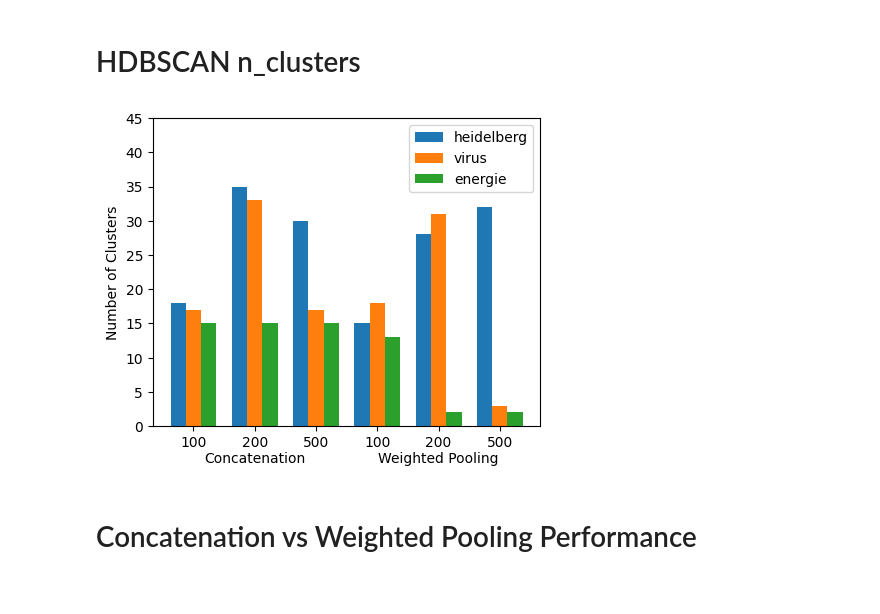
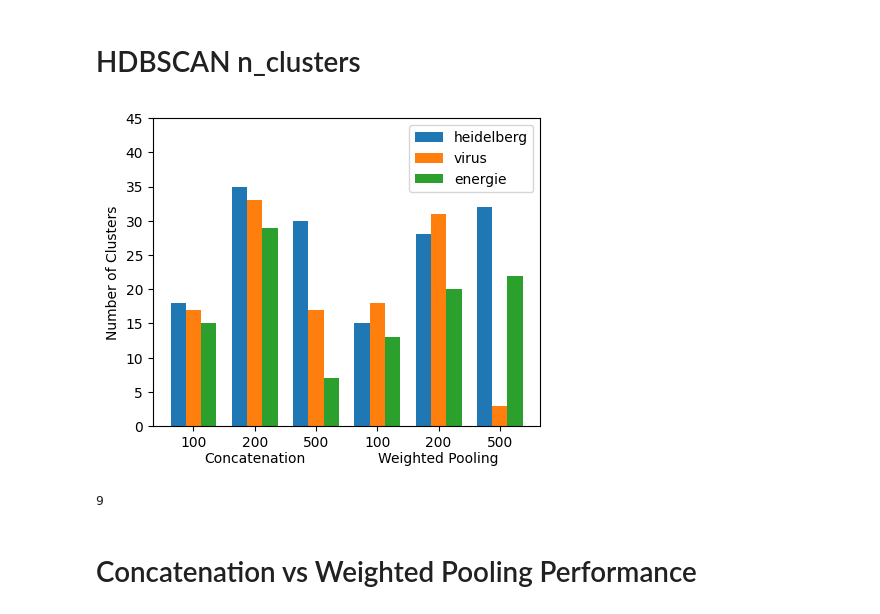
Before and after one commit to chbridges/search-result-clustering, a Jupyter notebook: faz_experiments.ipynb, the cells around one changed output. Saved outputs shown, nothing was run; the diff lists cells and outputs as text; code cells hidden in the pictures.

```diff
--- a/faz_experiments.ipynb
+++ b/faz_experiments.ipynb
@@ -14,8 +14,8 @@ from search_clustering.clustering.knn import *
 from search_clustering.clustering.temporal import *
 from search_clustering.labeling import *
 # %%
-query = "robert habek"
-samples = 10_000
+query = "energie"
+samples = 200
 use_cached_data = True
 
 if not use_cached_data:
@@ -37,7 +37,7 @@ with open(f"datasets/{query.replace(' ', '_')}.json", "r") as json_file:
         res
         for res in results
         if res["_source"]["publication_date"] is not None
-        and "\n" in res["_source"]["body"]
+        #and "\n" in res["_source"]["body"]
     ][:samples]
 
 
@@ -138,7 +139,7 @@ pipe = KNNPipeline(
     embedding=SentenceMiniLM("joined"),
     reduction=Umap(),
     clustering=clustering,
-    labeling=FrequentPhrases(language="de"),
+    labeling=FrequentPhrases(language="de", n_phrases=2),
 )
 docs, clusters, labels, score = pipe.fit_transform(
     results, title="KeyBERT (Concatenation)", legend=False
@@ -276,34 +244,36 @@ plt.show()
 # %%
 queries = ["heidelberg", "virus", "energie"]
 width = 0.25
 x = np.arange(6)
 colors = ["C0", "C1", "C2"]
-# energie: only 154
 
 heights_concat_100 = [18, 17, 15]
-heights_concat_200 = [35, 33, 15]
-heights_concat_500 = [30, 17, 15]
+heights_concat_200 = [35, 33, 29]
+heights_concat_500 = [30, 17, 7]
 heights_weighted_100 = [15, 18, 13]
-heights_weighted_200 = [28, 31, 2]
-heights_weighted_500 = [32, 3, 2]
+heights_weighted_200 = [28, 31, 20]
+heights_weighted_500 = [32, 3, 22]
 
 heights_heidelberg = [18, 35, 30, 15, 28, 32]
 heights_virus = [17, 33, 17, 18, 31, 3]
-heights_energie = [15, 15, 15, 13, 2, 2]
+heights_energie = [15, 29, 7, 13, 20, 22]
 
 plt.figure(figsize=(5, 4))
 
 plt.bar(x - width, heights_heidelberg, width, color="C0", label="heidelberg")
 plt.bar(x, heights_virus, width, color="C1", label="virus")
 plt.bar(x + width, heights_energie, width, color="C2", label="energie")
 
 plt.xticks(x, [100, "200\nConcatenation", 500, 100, "200\nWeighted Pooling", 500])
 plt.ylim(0, 45)
 plt.ylabel("Number of Clusters")
 plt.legend(loc="upper right")
 plt.show()
+
+print(len(labels))
 # %% [output]
-[figure, old version]
+[figure, new version]
+9
 # %% [markdown]
 # Concatenation vs Weighted Pooling Performance
 # %%
```
Also changed, not shown: parts of 8 cells of this notebook.
